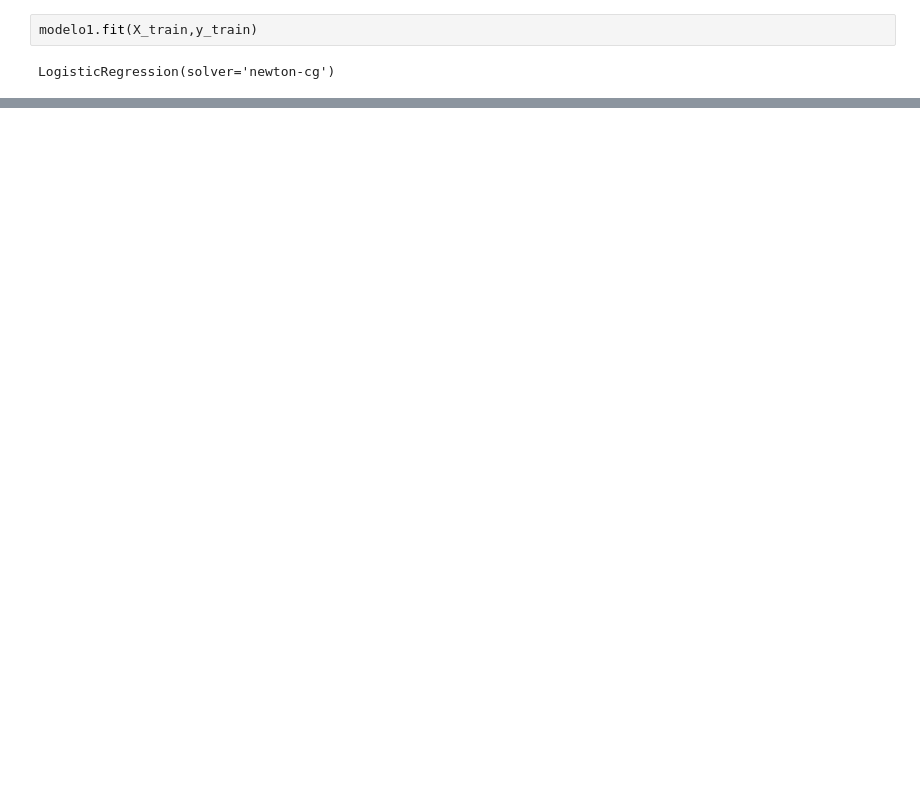
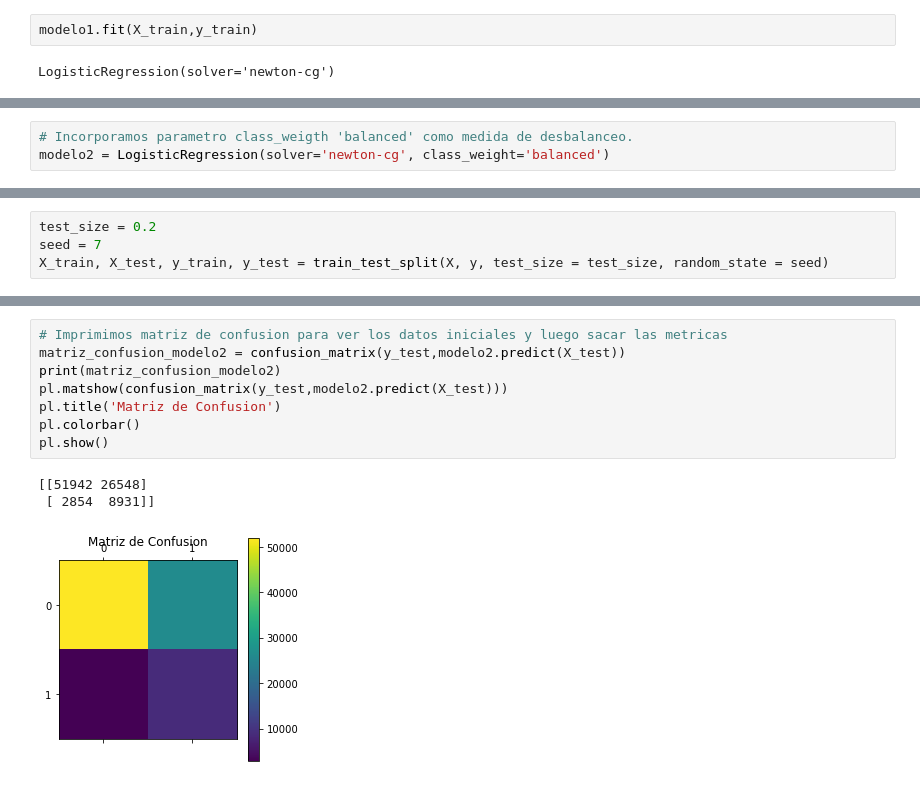
Before and after one commit to romayana/Financial-Product-Sales-Forecast-Model, a Jupyter notebook: Python Codes/Estado del Arte.ipynb, the cells around one changed output, grey strips where cells are left out. Cells and saved outputs as stored; diff of their text form; blank space fills up the shorter version.

```diff
--- a/Python Codes/Estado del Arte.ipynb
+++ b/Python Codes/Estado del Arte.ipynb
@@ -365,0 +416,3 @@ Text(0, 0.5, 'tpr')
+# %%
+# Incorporamos parametro class_weigth 'balanced' como medida de desbalanceo.
+modelo2 = LogisticRegression(solver='newton-cg', class_weight='balanced')
@@ -365,0 +427,4 @@ Text(0, 0.5, 'tpr')
+# %%
+test_size = 0.2
+seed = 7
+X_train, X_test, y_train, y_test = train_test_split(X, y, test_size = test_size, random_state = seed)
@@ -365,0 +444,12 @@ Text(0, 0.5, 'tpr')
+# %%
+# Imprimimos matriz de confusion para ver los datos iniciales y luego sacar las metricas
+matriz_confusion_modelo2 = confusion_matrix(y_test,modelo2.predict(X_test))
+print(matriz_confusion_modelo2)
+pl.matshow(confusion_matrix(y_test,modelo2.predict(X_test)))
+pl.title('Matriz de Confusion')
+pl.colorbar()
+pl.show()
+# %% [output]
+[[51942 26548]
+ [ 2854  8931]]
+[figure, added]
```
Also changed, not shown: parts of 29 cells of this notebook, 3 other files.
